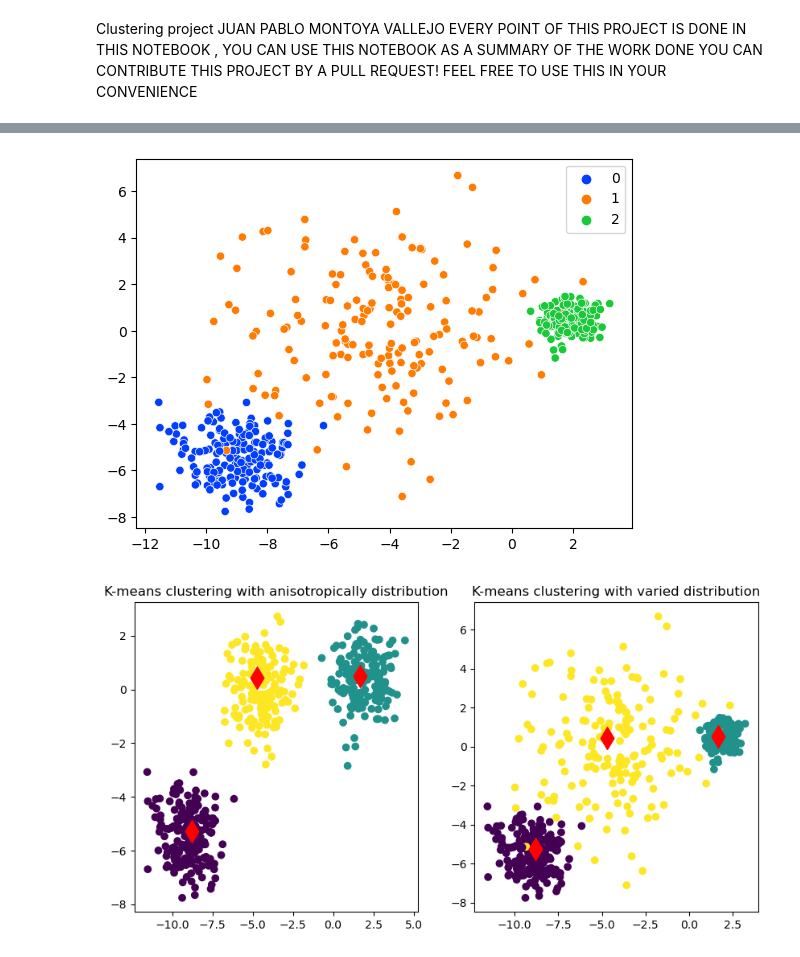
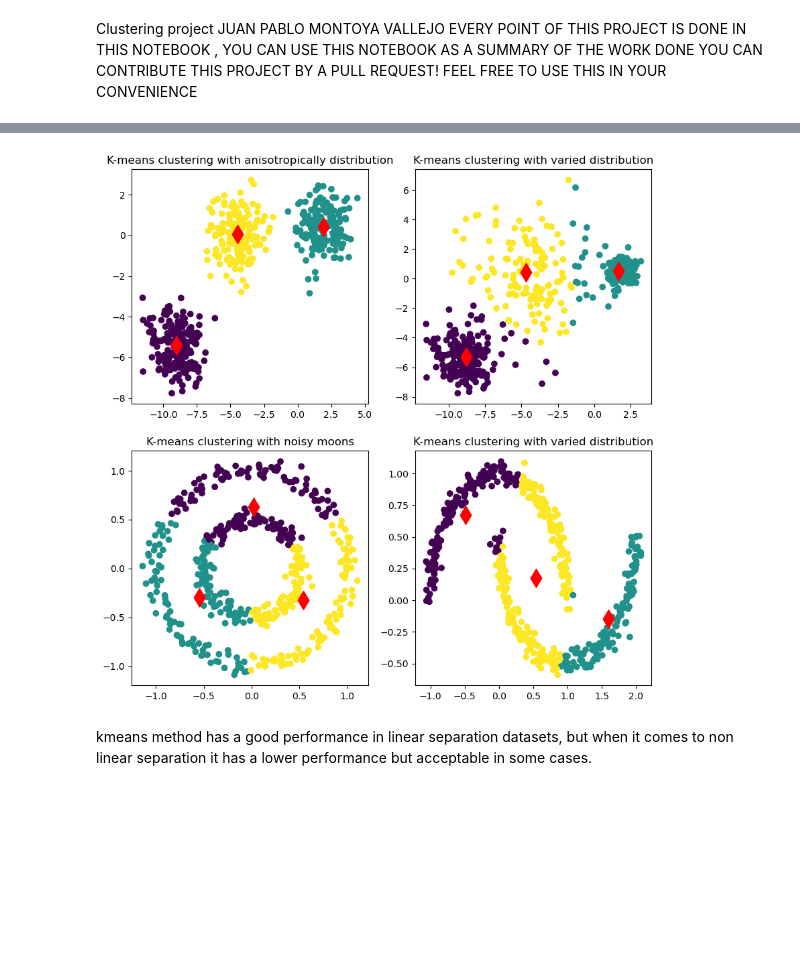
Before and after one commit to jmontoyavallejo/Clustering-project, a Jupyter notebook: sumary.ipynb, the cells around one changed output, grey strips where cells are left out. Cells and saved outputs as stored; diff of their text form; code cells hidden in the pictures; blank space fills up the shorter version.

```diff
--- a/sumary.ipynb
+++ b/sumary.ipynb
@@ -311,34 +335,42 @@ plt.show()
-# %%
-import seaborn as sns
-import matplotlib.pyplot as plt
-sns.scatterplot(x=varied[0][:,0], y=varied[0][:,1], hue=varied[1], palette='bright')
-
-
-plt.show()
-# %% [output]
-[figure, removed]
 # %%
 import numpy as np
 import matplotlib.pyplot as plt
 from sklearn import datasets
 from sklearn.cluster import DBSCAN
-
 from sklearn.cluster import KMeans
 
+
 kmeans = KMeans(n_clusters=3, random_state=random_state)
+
+fig, ((ax1, ax2),(ax3,ax4)) = plt.subplots(2, 2, figsize=(10, 10))
+
 y_pred_Anisotropically_distributed = kmeans.fit_predict(X)
-y_pred_varied = kmeans.fit_predict(varied[0])
-
-fig, (ax1, ax2) = plt.subplots(1, 2, figsize=(10, 5))
 ax1.scatter(X[:, 0], X[:, 1], c=y_pred_Anisotropically_distributed)
 ax1.scatter(kmeans.cluster_centers_[:, 0], kmeans.cluster_centers_[:, 1], marker='d', s=200, c='r')
 ax1.set_title('K-means clustering with anisotropically distribution')
-ax2.scatter(varied[0][:,0], varied[0][:,1], c=y_pred_Anisotropically_distributed)
+
+y_pred_varied = kmeans.fit_predict(varied[0])
+ax2.scatter(varied[0][:,0], varied[0][:,1], c=y_pred_varied)
 ax2.scatter(kmeans.cluster_centers_[:, 0], kmeans.cluster_centers_[:, 1], marker='d', s=200, c='r')
 ax2.set_title('K-means clustering with varied distribution')
+
+y_pred_noisy_circles=kmeans.fit_predict(noisy_circles[0])
+ax3.scatter(noisy_circles[0][:,0], noisy_circles[0][:,1], c=y_pred_noisy_circles)
+ax3.scatter(kmeans.cluster_centers_[:, 0], kmeans.cluster_centers_[:, 1], marker='d', s=200, c='r')
+ax3.set_title('K-means clustering with noisy moons')
+
+
+
+y_pred_noisy_moons=kmeans.fit_predict(noisy_moons[0])
+ax4.scatter(noisy_moons[0][:,0], noisy_moons[0][:,1], c=y_pred_noisy_moons)
+ax4.scatter(kmeans.cluster_centers_[:, 0], kmeans.cluster_centers_[:, 1], marker='d', s=200, c='r')
+ax4.set_title('K-means clustering with varied distribution')
+
 plt.show()
 # %% [output]
-[figure, old version]
+[figure, new version]
+# %% [markdown]
+kmeans method has a good performance in linear separation datasets, but when it comes to non linear separation it has a lower performance but acceptable in some cases.
 # %%
 import numpy as np
 import matplotlib.pyplot as plt
```
Also changed, not shown: parts of 27 cells of this notebook, 1 other file.
